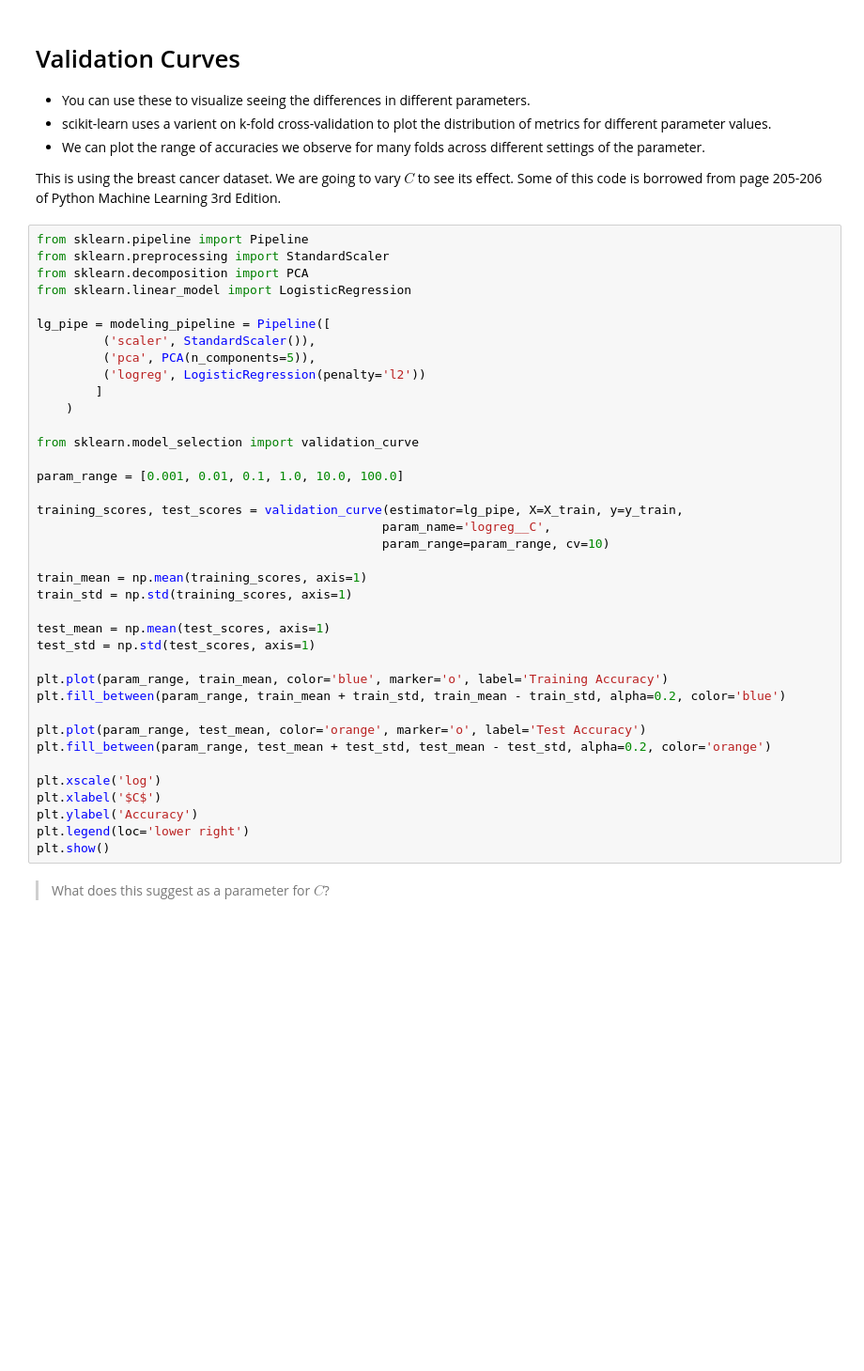
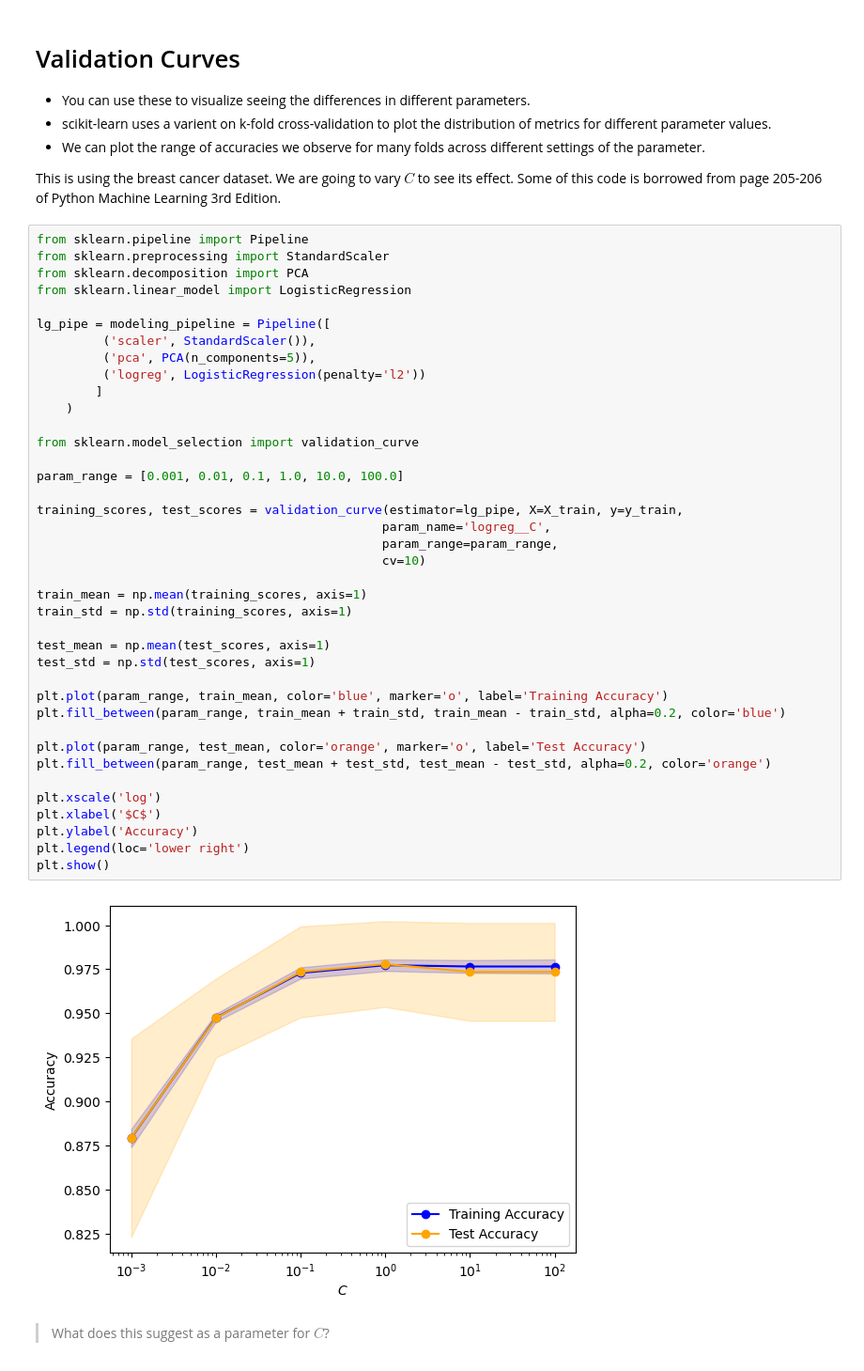
Before and after one commit to msaricaumbc/DS602, a Jupyter notebook: week6 - model-evaluation/model-evaluation.ipynb, the cells around one changed output. Shown at 94% size. Drawn from its saved outputs; the diff is of its cells as text; blank space fills up the shorter version.

```diff
--- a/week6 - model-evaluation/model-evaluation.ipynb
+++ b/week6 - model-evaluation/model-evaluation.ipynb
@@ -630,34 +840,37 @@ lg_pipe = modeling_pipeline = Pipeline([
          ('scaler', StandardScaler()),
          ('pca', PCA(n_components=5)),
          ('logreg', LogisticRegression(penalty='l2'))
         ]
     )
 
 from sklearn.model_selection import validation_curve
 
 param_range = [0.001, 0.01, 0.1, 1.0, 10.0, 100.0]
 
 training_scores, test_scores = validation_curve(estimator=lg_pipe, X=X_train, y=y_train,
                                                param_name='logreg__C',
-                                               param_range=param_range, cv=10)
+                                               param_range=param_range,
+                                               cv=10)
 
 train_mean = np.mean(training_scores, axis=1)
 train_std = np.std(training_scores, axis=1)
 
 test_mean = np.mean(test_scores, axis=1)
 test_std = np.std(test_scores, axis=1)
 
 plt.plot(param_range, train_mean, color='blue', marker='o', label='Training Accuracy')
 plt.fill_between(param_range, train_mean + train_std, train_mean - train_std, alpha=0.2, color='blue')
 
 plt.plot(param_range, test_mean, color='orange', marker='o', label='Test Accuracy')
 plt.fill_between(param_range, test_mean + test_std, test_mean - test_std, alpha=0.2, color='orange')
 
 plt.xscale('log')
 plt.xlabel('$C$')
 plt.ylabel('Accuracy')
 plt.legend(loc='lower right')
 plt.show()
+# %% [output]
+[figure, added]
 # %% [markdown]
 > What does this suggest as a parameter for $C$?
 # %% [markdown]
```
Also changed, not shown: parts of 57 cells of this notebook.
